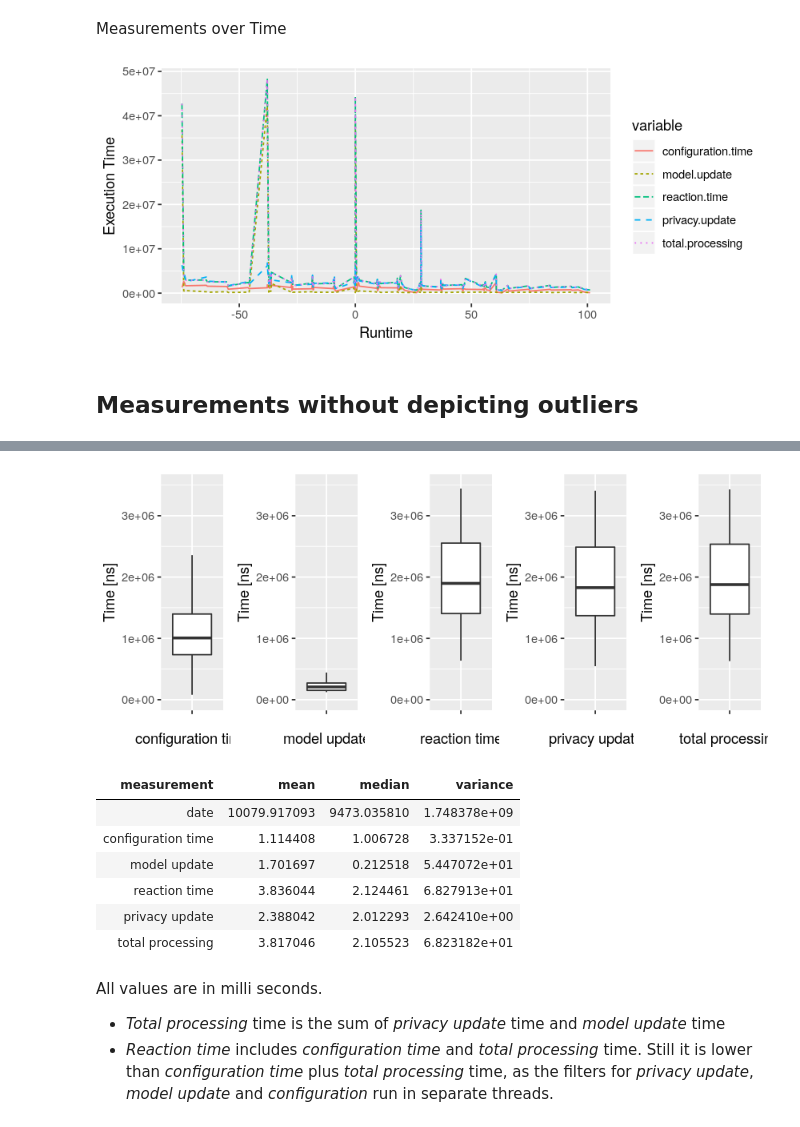
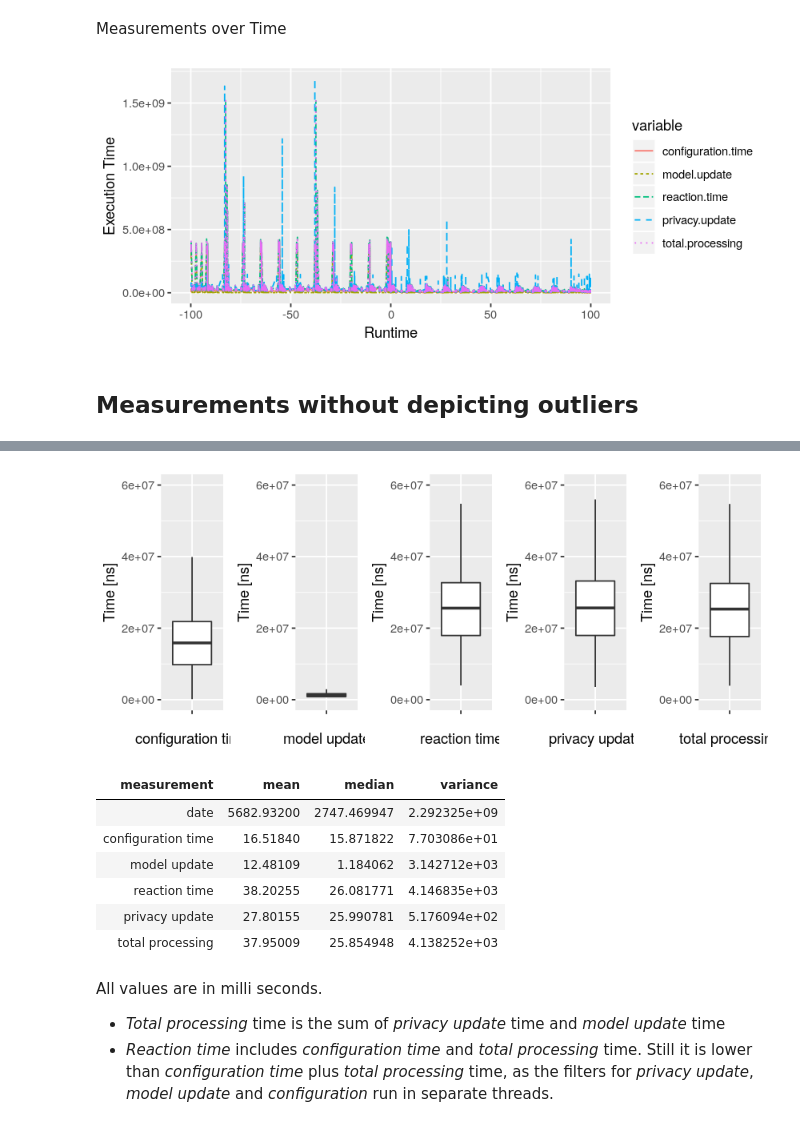
Before and after one commit to research-iobserve/jss-privacy-experiment, a Jupyter notebook: jss-performance.ipynb, the cells around one changed output, grey strips where cells are left out. Drawn from its saved outputs; the diff is of its cells as text; code cells hidden in the pictures.

Commit message:
updated configuration and scripts to support multiple experiments.

```diff
--- a/jss-performance.ipynb
+++ b/jss-performance.ipynb
@@ -9,14 +9,11 @@ Initially, we read the (test) data frame containing values for
  * privacy update is the complete time necessary to recomupte the privacy properties
  * configuration time is the time used to take the privacy result, compute probe configuration and probe reconfiguration.
 # %%
-data = read.csv(sprintf("jss-result-%d.csv", 0))
-
-for (loop in 1:4) {
-    input = read.csv(sprintf("jss-result-%d.csv", loop))
+data <- read.csv(sprintf("data/results/single-migration/jss-result-%d.csv", 0))
+for (loop in 1:999) {
+    input = read.csv(sprintf("data/results/single-migration/jss-result-%d.csv", loop))
     data <- rbind(data, input)
 }
 
 length(data[,1])
-
-data
 # %% [output]
@@ -90,11 +72,11 @@ ggData <- melt(plotData, id.vars = "date", measure.vars = measureColumns)
 
 ggplot(ggData, aes(x=date, y=value, linetype = variable, color = variable)) + geom_line() + xlab("Runtime") + ylab("Execution Time")
 # %% [output]
-[figure, old version]
+[figure, new version]
 # %% [markdown]
 ## Measurements without depicting outliers
 # %%
-upperLimit <- 3500000
+upperLimit <- 60000000
 
 plotAll(data, upperLimit, NA)
 # %% [output]
@@ -106,4 +89,4 @@ Warning message:
-[figure, old version]
+[figure, new version]
 # %%
 label.vals <- c()
 mean.vals <- c()
@@ -112,13 +95,16 @@ var.vals <- c()
 
 unit.conversion <- 1000 * 1000
 
+cleaned <- subset(data, !is.na(total.processing))
+
 i <- 1
 for (label in colnames(data)) {
     label.vals[[i]] <- gsub("[.]", " ",label)
-    input <- data[,i] / unit.conversion
-    median.vals[[i]] <- median(input)
-    mean.vals[[i]] <- mean(input)
-    var.vals[[i]] <- var(input)
+    input <- cleaned[,i] / unit.conversion
+
+    median.vals[[i]] <- median(input, na.rm=TRUE)
+    mean.vals[[i]] <- mean(input, na.rm=TRUE)
+    var.vals[[i]] <- var(input, na.rm=TRUE)
     i <- i + 1
 }
 
@@ -127,12 +113,12 @@ result <- data.frame("measurement" = label.vals, "mean" = mean.vals, "median" =
 result
 # %% [output]
 | measurement | mean | median | variance |
-| date | 10079.917093 | 9473.035810 | 1.748378e+09 |
-| configuration time | 1.114408 | 1.006728 | 3.337152e-01 |
-| model update | 1.701697 | 0.212518 | 5.447072e+01 |
-| reaction time | 3.836044 | 2.124461 | 6.827913e+01 |
-| privacy update | 2.388042 | 2.012293 | 2.642410e+00 |
-| total processing | 3.817046 | 2.105523 | 6.823182e+01 |
+| date | 5682.93200 | 2747.469947 | 2.292325e+09 |
+| configuration time | 16.51840 | 15.871822 | 7.703086e+01 |
+| model update | 12.48109 | 1.184062 | 3.142712e+03 |
+| reaction time | 38.20255 | 26.081771 | 4.146835e+03 |
+| privacy update | 27.80155 | 25.990781 | 5.176094e+02 |
+| total processing | 37.95009 | 25.854948 | 4.138252e+03 |
 # %% [markdown]
 All values are in milli seconds.
 * _Total processing_ time is the sum of _privacy update_ time and _model update_ time
```
Also changed, not shown: parts of 3 cells of this notebook, 4 other files.
